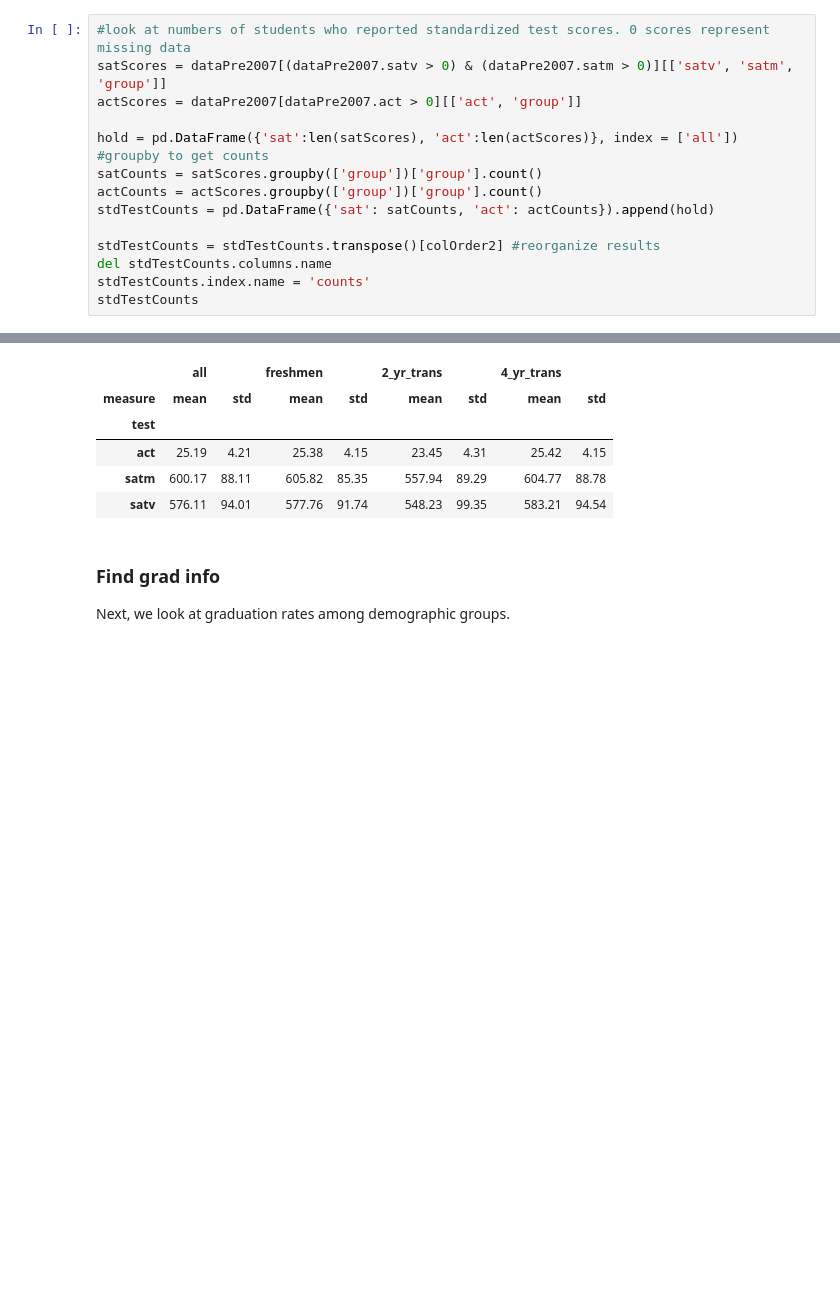
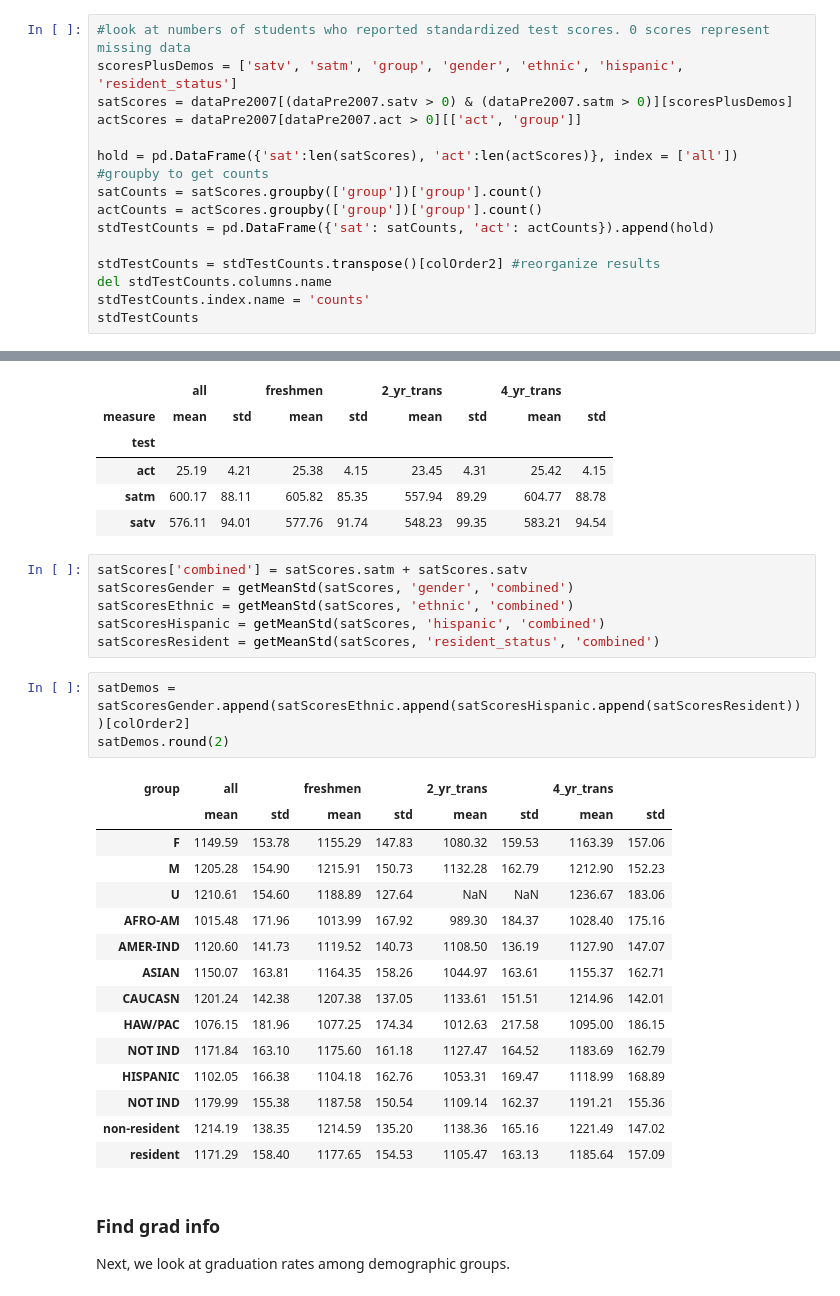
Before and after one commit to lovenoor/plos_one_student_transfers, a Jupyter notebook: TransferStudentAnalysis.ipynb, the cells around one changed output, grey strips where cells are left out. Cells and saved outputs as stored; diff of their text form; blank space fills up the shorter version.

```diff
--- a/TransferStudentAnalysis.ipynb
+++ b/TransferStudentAnalysis.ipynb
@@ -211,6 +237,7 @@ agesAll.round(2)
 # %%
 #look at numbers of students who reported standardized test scores. 0 scores represent missing data
-satScores = dataPre2007[(dataPre2007.satv > 0) & (dataPre2007.satm > 0)][['satv', 'satm', 'group']]
+scoresPlusDemos = ['satv', 'satm', 'group', 'gender', 'ethnic', 'hispanic', 'resident_status']
+satScores = dataPre2007[(dataPre2007.satv > 0) & (dataPre2007.satm > 0)][scoresPlusDemos]
 actScores = dataPre2007[dataPre2007.act > 0][['act', 'group']]
 
 hold = pd.DataFrame({'sat':len(satScores), 'act':len(actScores)}, index = ['all']) #groupby to get counts
@@ -253,6 +280,31 @@ standTests.round(2).unstack()
 | act | 25.19 | 4.21 | 25.38 | 4.15 | 23.45 | 4.31 | 25.42 | 4.15 |
 | satm | 600.17 | 88.11 | 605.82 | 85.35 | 557.94 | 89.29 | 604.77 | 88.78 |
 | satv | 576.11 | 94.01 | 577.76 | 91.74 | 548.23 | 99.35 | 583.21 | 94.54 |
+# %%
+satScores['combined'] = satScores.satm + satScores.satv
+satScoresGender = getMeanStd(satScores, 'gender', 'combined')
+satScoresEthnic = getMeanStd(satScores, 'ethnic', 'combined')
+satScoresHispanic = getMeanStd(satScores, 'hispanic', 'combined')
+satScoresResident = getMeanStd(satScores, 'resident_status', 'combined')
+# %%
+satDemos = satScoresGender.append(satScoresEthnic.append(satScoresHispanic.append(satScoresResident)))[colOrder2]
+satDemos.round(2)
+# %% [output]
+| group | all |  | freshmen |  | 2_yr_trans |  | 4_yr_trans |  |
+|  | mean | std | mean | std | mean | std | mean | std |
+| F | 1149.59 | 153.78 | 1155.29 | 147.83 | 1080.32 | 159.53 | 1163.39 | 157.06 |
+| M | 1205.28 | 154.90 | 1215.91 | 150.73 | 1132.28 | 162.79 | 1212.90 | 152.23 |
+| U | 1210.61 | 154.60 | 1188.89 | 127.64 | NaN | NaN | 1236.67 | 183.06 |
+| AFRO-AM | 1015.48 | 171.96 | 1013.99 | 167.92 | 989.30 | 184.37 | 1028.40 | 175.16 |
+| AMER-IND | 1120.60 | 141.73 | 1119.52 | 140.73 | 1108.50 | 136.19 | 1127.90 | 147.07 |
+| ASIAN | 1150.07 | 163.81 | 1164.35 | 158.26 | 1044.97 | 163.61 | 1155.37 | 162.71 |
+| CAUCASN | 1201.24 | 142.38 | 1207.38 | 137.05 | 1133.61 | 151.51 | 1214.96 | 142.01 |
+| HAW/PAC | 1076.15 | 181.96 | 1077.25 | 174.34 | 1012.63 | 217.58 | 1095.00 | 186.15 |
+| NOT IND | 1171.84 | 163.10 | 1175.60 | 161.18 | 1127.47 | 164.52 | 1183.69 | 162.79 |
+| HISPANIC | 1102.05 | 166.38 | 1104.18 | 162.76 | 1053.31 | 169.47 | 1118.99 | 168.89 |
+| NOT IND | 1179.99 | 155.38 | 1187.58 | 150.54 | 1109.14 | 162.37 | 1191.21 | 155.36 |
+| non-resident | 1214.19 | 138.35 | 1214.59 | 135.20 | 1138.36 | 165.16 | 1221.49 | 147.02 |
+| resident | 1171.29 | 158.40 | 1177.65 | 154.53 | 1105.47 | 163.13 | 1185.64 | 157.09 |
 # %% [markdown]
 ### Find grad info
 
```
Also changed, not shown: parts of 22 cells of this notebook.
